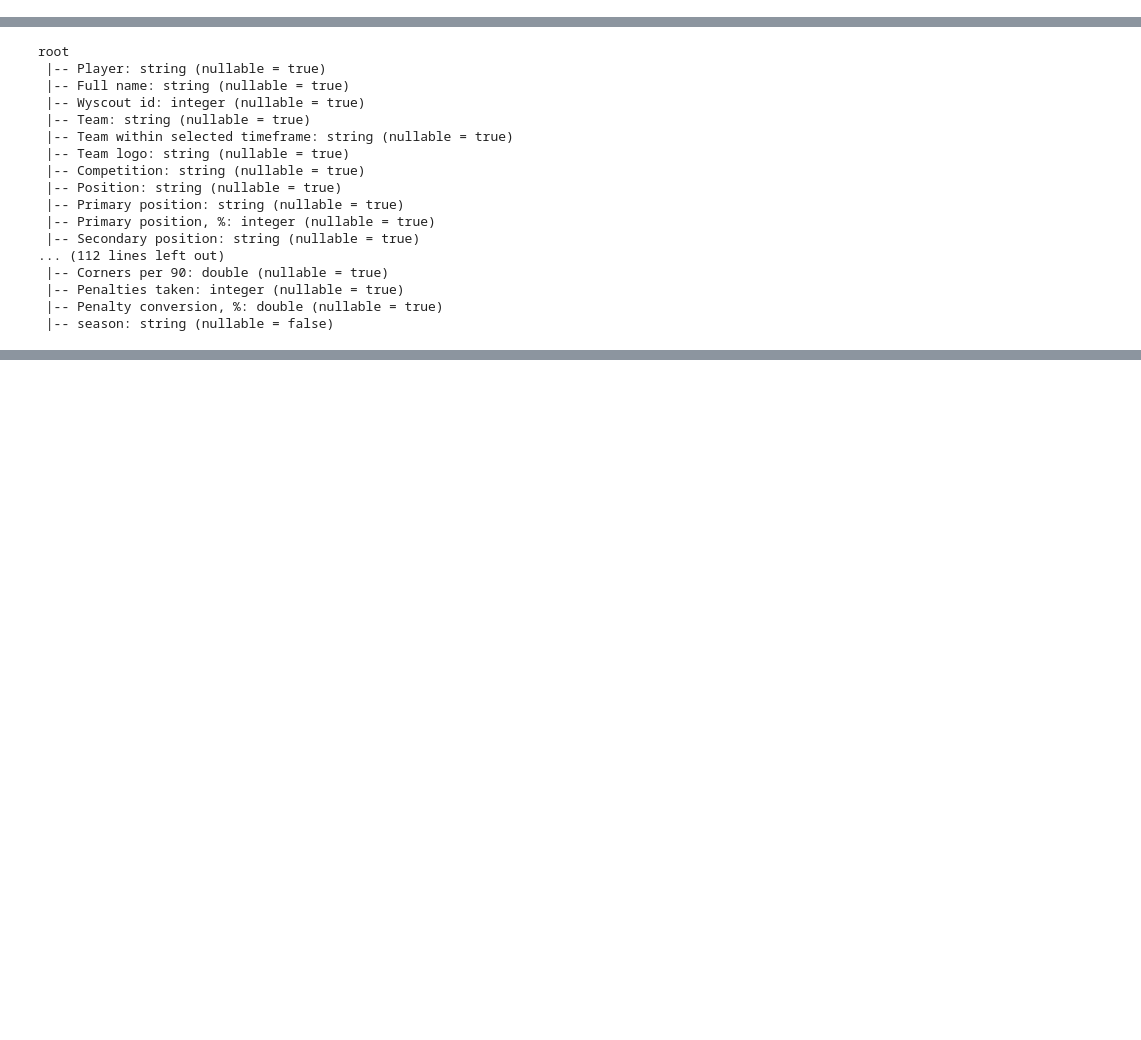
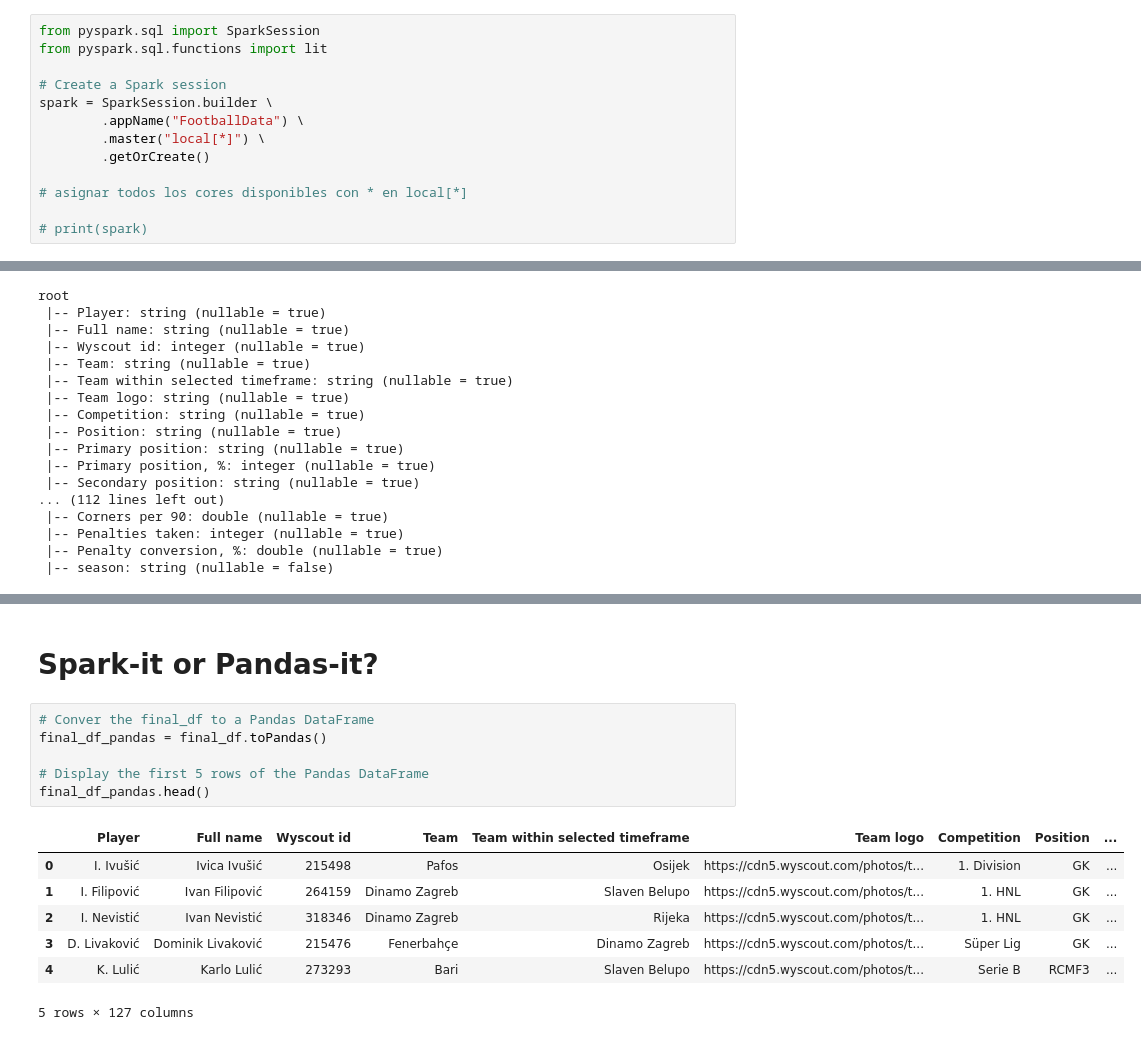
Before and after one commit to EmanuelNovelo/Big-Data-MCD-2024, a Jupyter notebook: Notebooks/data-analysis-w-pyspark_& _RDDs.ipynb, the cells around one changed output, grey strips where cells are left out. Cells and saved outputs as stored; diff of their text form; blank space fills up the shorter version.

```diff
--- a/Notebooks/data-analysis-w-pyspark.ipynb
+++ b/Notebooks/data-analysis-w-pyspark_& _RDDs.ipynb
@@ -104,4 +105,17 @@ print(f"Total size: {total_size_mb:.2f} MB")
 # %% [output]
 Total size: 291390.93 KB
 Total size: 284.56 MB
+# %%
+from pyspark.sql import SparkSession
+from pyspark.sql.functions import lit
+
+# Create a Spark session
+spark = SparkSession.builder \
+        .appName("FootballData") \
+        .master("local[*]") \
+        .getOrCreate()
+
+# asignar todos los cores disponibles con * en local[*]
+
+# print(spark)
 # %%
@@ -226,0 +290,16 @@ spark.stop()
+# %% [markdown]
+# Spark-it or Pandas-it?
+# %%
+# Conver the final_df to a Pandas DataFrame
+final_df_pandas = final_df.toPandas()
+
+# Display the first 5 rows of the Pandas DataFrame
+final_df_pandas.head()
+# %% [output]
+|  | Player | Full name | Wyscout id | Team | Team within selected timeframe | Team logo | Competition | Position | ... |
+| 0 | I. Ivušić | Ivica Ivušić | 215498 | Pafos | Osijek | https://cdn5.wyscout.com/photos/t... | 1. Division | GK | ... |
+| 1 | I. Filipović | Ivan Filipović | 264159 | Dinamo Zagreb | Slaven Belupo | https://cdn5.wyscout.com/photos/t... | 1. HNL | GK | ... |
+| 2 | I. Nevistić | Ivan Nevistić | 318346 | Dinamo Zagreb | Rijeka | https://cdn5.wyscout.com/photos/t... | 1. HNL | GK | ... |
+| 3 | D. Livaković | Dominik Livaković | 215476 | Fenerbahçe | Dinamo Zagreb | https://cdn5.wyscout.com/photos/t... | Süper Lig | GK | ... |
+| 4 | K. Lulić | Karlo Lulić | 273293 | Bari | Slaven Belupo | https://cdn5.wyscout.com/photos/t... | Serie B | RCMF3 | ... |
+5 rows × 127 columns
```
Also changed, not shown: parts of 12 cells of this notebook, 1 other file.
